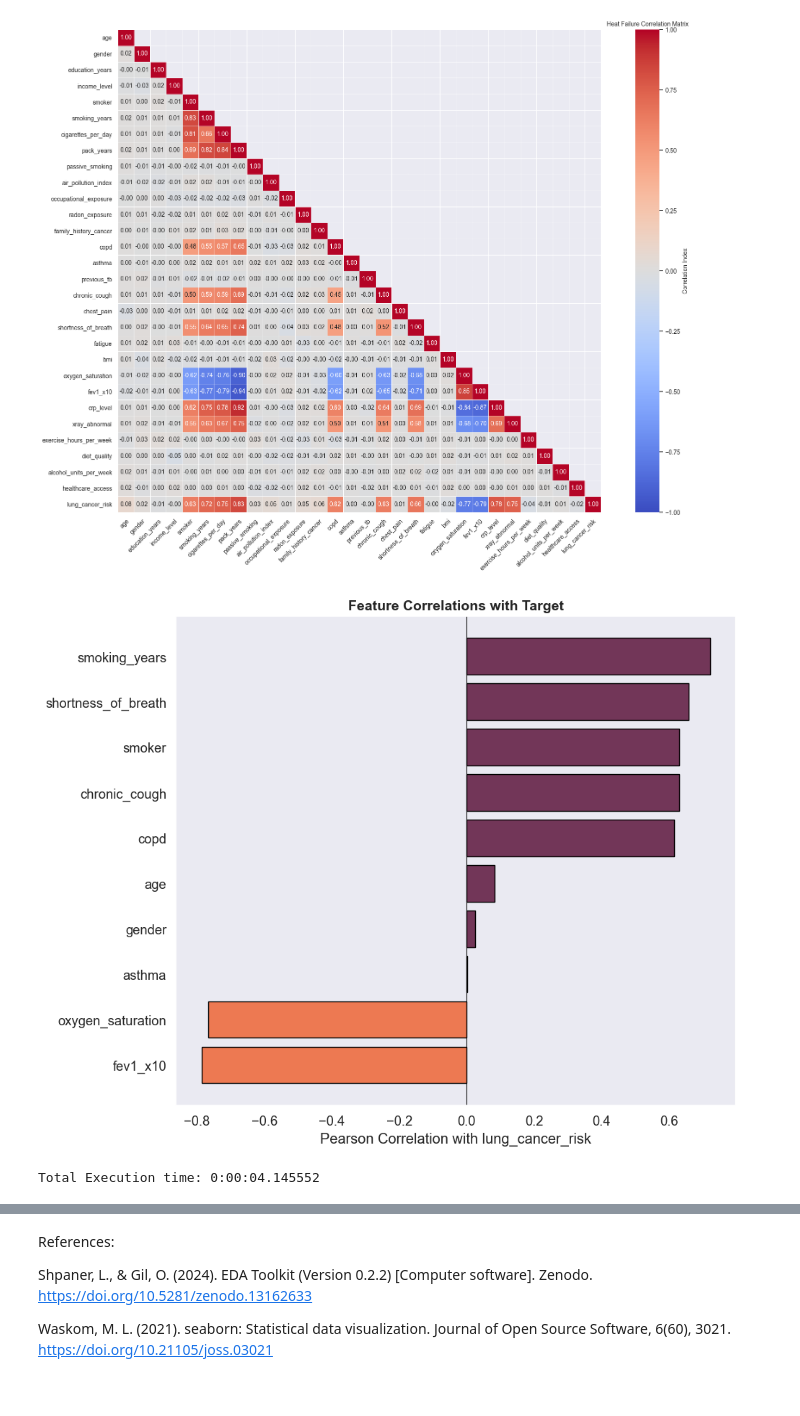
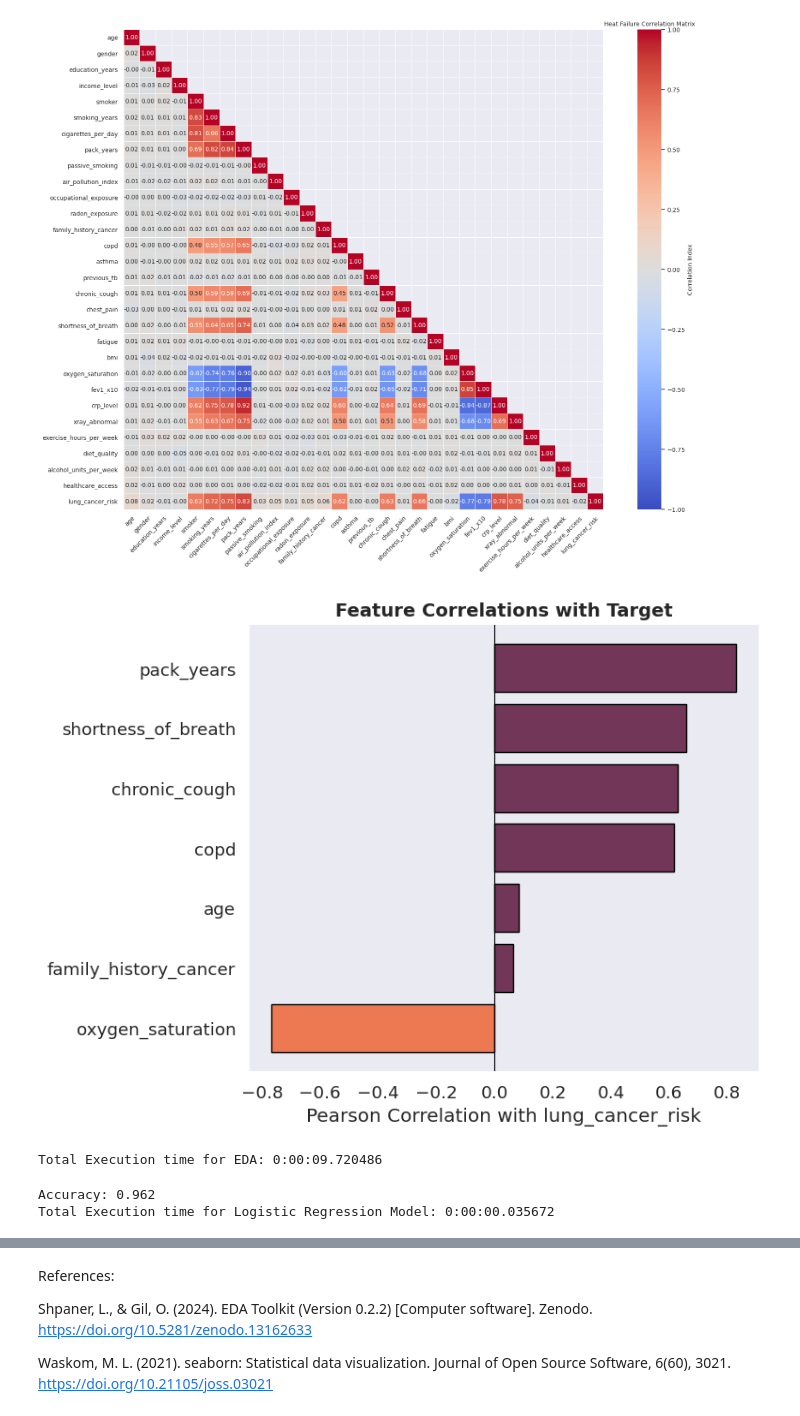
Before and after one commit to parkco34/aai_500_team_project, a Jupyter notebook: MSAAI_500_Notebook__victoria_edits.ipynb, the cells around one changed output, grey strips where cells are left out. Drawn from its saved outputs; the diff is of its cells as text; code cells hidden in the pictures.

Commit message:
Add files via upload
Updated the hist and ount plots
cleaned up the overall code and RF part
added timers
Added model comparison, will add more once we have the Bayesian

```diff
--- a/MSAAI_500_Notebook__victoria_edits.ipynb
+++ b/MSAAI_500_Notebook__victoria_edits.ipynb
@@ -47,7 +56,6 @@ CONTINUOUS_COLS = [
 ]
 
 # =========== Additional Descriptive Stats =============
-
 print("\n======== Descriptive Stats by Risk Class ========")
 grouped = df.groupby(TARGET)[CONTINUOUS_COLS].agg(["mean", "std", "median"])
 grouped_stacked = grouped.stack(level=0)
@@ -67,9 +75,7 @@ orange = "#ed7952"
 EDGE = "black"
 
 # =========== Plots =============
-
 # ---- Target Distribution ----
-
 fig, ax = plt.subplots(figsize=(6,6))
 sns.countplot(data=df, x='lung_cancer_risk', palette="rocket", ax=ax)
 total = len(df)
@@ -78,8 +84,8 @@ for p in ax.patches:
     percent = 100 * count / total
 
     ax.text(
-        p.get_x() + p.get_width()/2,   # x position
-        count + total*0.01,            # y position slightly above bar
+        p.get_x() + p.get_width()/2,
+        count + total*0.01,
         f"{count}\n({percent:.1f}%)",
         ha="center"
     )
@@ -94,21 +100,14 @@ plt.show()
 print("\n\n\n")
 
 # ---- Proportion Mean Plots ----
-
 # Continuous features use the mean to show the average value per risk group.
 # Binary (0/1) features use the mean to show the proportion of 1s in each group.
-
-#imports
-import seaborn as sns
-import matplotlib.pyplot as plt
-from matplotlib.patches import Rectangle
 
 #use dark grid to match seaborn figures
 sns.set_style("dark")
 custom_palette = {0: "skyblue", 1: "navy"}
 
 #adding  grid to make it look like one figure
-
 #Sorting by demo, cont and bin (makes it look like 3 figure butits one )
 DEMO = ["age"]
 CONT = ["smoking_years", "oxygen_saturation", "fev1_x10"]
@@ -148,7 +147,6 @@ plt.show()
 print("\n\n\n")
 
 # ---- Continuous Distributions By Class ----
-
 def features_by_target(df, column_plot, num_cols, w, h, title):
   sns.set(font_scale=1.2, style="dark")
   custom_palette = {0: 'skyblue', 1: 'navy'}
@@ -170,7 +168,7 @@ def features_by_target(df, column_plot, num_cols, w, h, title):
    elif values_list[i] == 'count':
      sns.countplot(data=df, x=keys_list[i], hue='lung_cancer_risk', palette="rocket", ax=ax)
    elif values_list[i] == 'box':
-     sns.boxplot(data=df, x=keys_list[i], hue='lung_cancer_risk', palette="crest", ax=ax);
+     sns.boxplot(data=df, x=keys_list[i], hue='lung_cancer_risk', palette="crest", ax=ax, gap=0.2);
    else:
      print('Incorrect plot type, please check if column_plot has hist, count or box plots only.')
    ax.set_xlabel(keys_list[i])
@@ -178,17 +176,20 @@ def features_by_target(df, column_plot, num_cols, w, h, title):
   fig.suptitle(title, fontsize=15, fontweight="bold", y=0.98)
   plt.tight_layout(rect=[0, 0, 1, 0.95])
 
-column_plot = {'gender':'count','smoker':'count','copd': 'count', 'asthma':'count', 'chronic_cough':'count', 'shortness_of_breath':'count','age':'hist', 'smoking_years':'hist', 'oxygen_saturation': 'hist', 'fev1_x10': 'hist'}
+#Print Count and Histogram Plots
+column_plot = {'copd': 'count','chronic_cough':'count','shortness_of_breath':'count',
+               'family_history_cancer':'count','age':'hist', 'pack_years':'hist', 'oxygen_saturation': 'hist'}
 features_by_target(df, column_plot, 3, 20, 20, 'Distributions by Risk Class')
 plt.show()
 print("\n\n\n")
-column_plot = {'oxygen_saturation':'box', 'smoking_years':'box', 'fev1_x10':'box'}
+
+#Print Box Plots
+column_plot = {'oxygen_saturation':'box', 'pack_years':'box', 'age':'box'}
 features_by_target(df, column_plot, 3, 14, 6, 'Outlier Observation by Risk Class')
 plt.show()
 print("\n\n\n")
 
 # ---- Correlation Heatmap ----
-
 #(Shpaner & Gil, 2024)
 df_num = df.select_dtypes(np.number)
 flex_corr_matrix(
@@ -211,10 +212,11 @@ flex_corr_matrix(
 )
 print("\n\n\n")
 
-# ---- Feature Correlations with Target ----
-narrowed_df = df[["age", "gender", "smoker", "smoking_years", "copd", "asthma", "chronic_cough", "shortness_of_breath", "oxygen_saturation", "fev1_x10", "lung_cancer_risk"]]
+# ---- Narrowed Down Correlations with Target ----
+narrowed_df = df[["age", "pack_years", "copd", "family_history_cancer",
+                  "chronic_cough", "shortness_of_breath", "oxygen_saturation", "lung_cancer_risk"]]
 corr = narrowed_df.corr()
-fig, ax = plt.subplots(figsize=(10, 8))
+fig, ax = plt.subplots(figsize=(8, 6))
 target_corr = corr[TARGET].drop(TARGET).sort_values()
 colors = [purple if v > 0 else orange for v in target_corr.values]
 ax.barh(target_corr.index, target_corr.values, color=colors, edgecolor=EDGE)
@@ -227,5 +229,5 @@ plt.show()
 print("\n\n\n")
 
 timestamp_alltimes_end = datetime.now()
-print(f"\033[1;32mTotal Execution time: {timestamp_alltimes_end - timestamp_alltimes_start}\n")
+print(f"\033[1;32mTotal Execution time for EDA: {timestamp_alltimes_end - timestamp_alltimes_start}\n")
 # %% [output]
@@ -255,3 +255,30 @@ alcohol_units_per_week      0.500    -0.314
-[figure, old version]
+[figure, new version]
-[figure, old version]
+[figure, new version]
-Total Execution time: 0:00:04.145552
+Total Execution time for EDA: 0:00:09.720486
+# %%
+timestamp_logistic_start = datetime.now()
+
+#Define the independent and dependent variables
+X = df[['age','pack_years','copd','family_history_cancer','chronic_cough', 'shortness_of_breath','oxygen_saturation']]
+y = df[TARGET]
+
+#Split the data into train and test sets: 80:20
+X_train, X_test, y_train, y_test = train_test_split(X, y, test_size=0.2, random_state=42, stratify=y)
+
+#Generate a pipeline to scale the data using a standard scaler and fit the logistic regression model
+pipe = Pipeline([("scaler", StandardScaler()),("logreg", LogisticRegression())])
+model1 = pipe.fit(X_train, y_train)
+
+#Calculate the prediction and probability of the dependent variable
+y_pred1 = pipe.predict(X_test)
+y_prob1 = pipe.predict_proba(X_test)[:, 1]
+
+#Print model metrics
+#(Shpaner & Gil, 2024)
+print("Accuracy:", accuracy_score(y_test, y_pred1))
+
+timestamp_logistic_end = datetime.now()
+print(f"\033[1;32mTotal Execution time for Logistic Regression Model: {timestamp_logistic_end - timestamp_logistic_start}\n")
+# %% [output]
+Accuracy: 0.962
+Total Execution time for Logistic Regression Model: 0:00:00.035672
```
Also changed, not shown: parts of 6 cells of this notebook.
